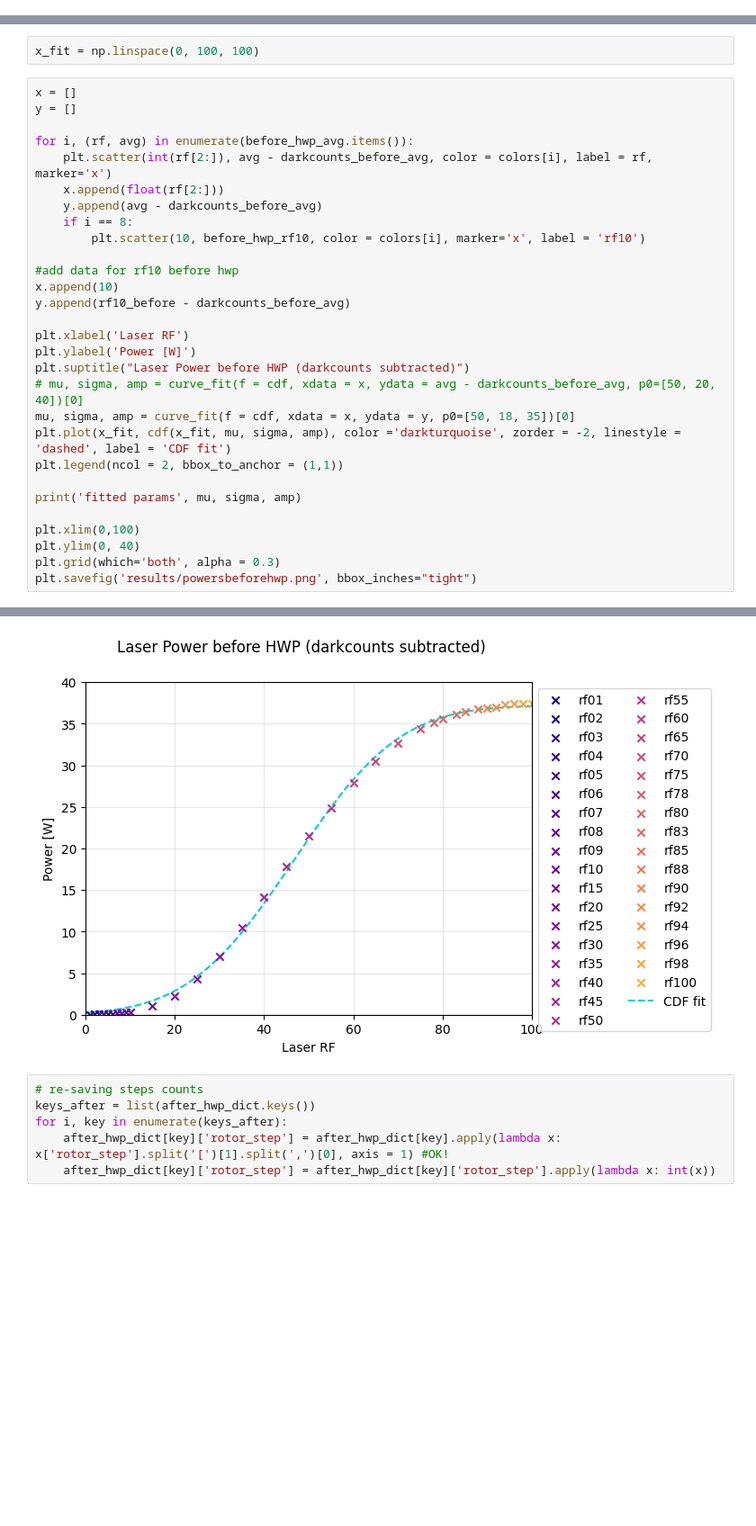
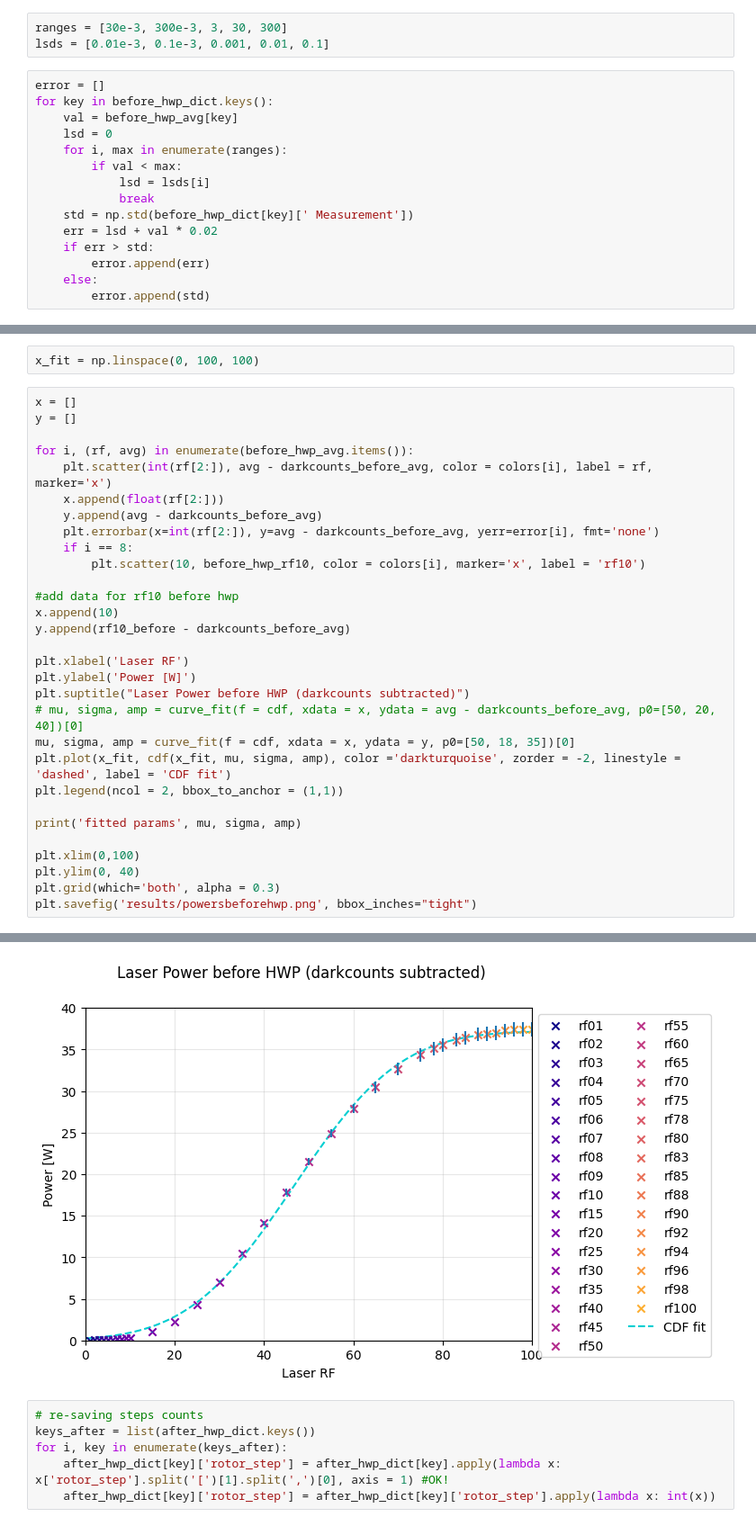
Before and after one commit to JuffmannLab/Fieldmax, a Jupyter notebook: plotter_results.ipynb, the cells around one changed output, grey strips where cells are left out. Shown at 90% size. Cells and saved outputs as stored; diff of their text form; blank space fills up the shorter version.

Commit message:
finalizing plots

```diff
--- a/plotter_results.ipynb
+++ b/plotter_results.ipynb
@@ -188,6 +188,24 @@ amount of keys for before_HWP meas.:  33
 keys:  ['rf01', 'rf2', 'rf3', 'rf4', 'rf5', 'rf6', 'rf7', 'rf8', 'rf9', 'rf15', 'rf20', 'rf25', 'rf30', 'rf35', 'rf40', 'rf45', 'rf50', 'rf55', 'rf60', 'rf65', 'rf70', 'rf75', 'rf78', 'rf80', 'rf83',  ...
 keys after adjusting name length: 33
  dict_keys(['rf01', 'rf02', 'rf03', 'rf04', 'rf05', 'rf06', 'rf07', 'rf08', 'rf09', 'rf15', 'rf20', 'rf25', 'rf30', 'rf35', 'rf40', 'rf45', 'rf50', 'rf55', 'rf60', 'rf65', 'rf70', 'rf75', 'rf78', 'rf8 ...
+# %%
+ranges = [30e-3, 300e-3, 3, 30, 300]
+lsds = [0.01e-3, 0.1e-3, 0.001, 0.01, 0.1]
+# %%
+error = []
+for key in before_hwp_dict.keys():
+    val = before_hwp_avg[key]
+    lsd = 0
+    for i, max in enumerate(ranges):
+        if val < max:
+            lsd = lsds[i]
+            break
+    std = np.std(before_hwp_dict[key][' Measurement'])
+    err = lsd + val * 0.02
+    if err > std:
+        error.append(err)
+    else:
+        error.append(std)
 # %% [markdown]
 ### Variables at this point:
 - dictionaries with label : 'rf###' ; value: data
@@ -220,34 +238,35 @@ x_fit = np.linspace(0, 100, 100)
 x = []
 y = []
 
 for i, (rf, avg) in enumerate(before_hwp_avg.items()):
     plt.scatter(int(rf[2:]), avg - darkcounts_before_avg, color = colors[i], label = rf, marker='x')
     x.append(float(rf[2:]))
     y.append(avg - darkcounts_before_avg)
+    plt.errorbar(x=int(rf[2:]), y=avg - darkcounts_before_avg, yerr=error[i], fmt='none')
     if i == 8:
         plt.scatter(10, before_hwp_rf10, color = colors[i], marker='x', label = 'rf10')
 
 #add data for rf10 before hwp
 x.append(10)
 y.append(rf10_before - darkcounts_before_avg)
 
 plt.xlabel('Laser RF')
 plt.ylabel('Power [W]')
 plt.suptitle("Laser Power before HWP (darkcounts subtracted)")
 # mu, sigma, amp = curve_fit(f = cdf, xdata = x, ydata = avg - darkcounts_before_avg, p0=[50, 20, 40])[0]
 mu, sigma, amp = curve_fit(f = cdf, xdata = x, ydata = y, p0=[50, 18, 35])[0]
 plt.plot(x_fit, cdf(x_fit, mu, sigma, amp), color ='darkturquoise', zorder = -2, linestyle = 'dashed', label = 'CDF fit')
 plt.legend(ncol = 2, bbox_to_anchor = (1,1))
 
 print('fitted params', mu, sigma, amp)
 
 plt.xlim(0,100)
 plt.ylim(0, 40)
 plt.grid(which='both', alpha = 0.3)
 plt.savefig('results/powersbeforehwp.png', bbox_inches="tight")
 # %% [output]
 fitted params 46.74041416656033 18.7518123303732 37.19382494418946
-[figure, old version]
+[figure, new version]
 # %%
 # re-saving steps counts
 keys_after = list(after_hwp_dict.keys())
```
Also changed, not shown: 1 other file.
